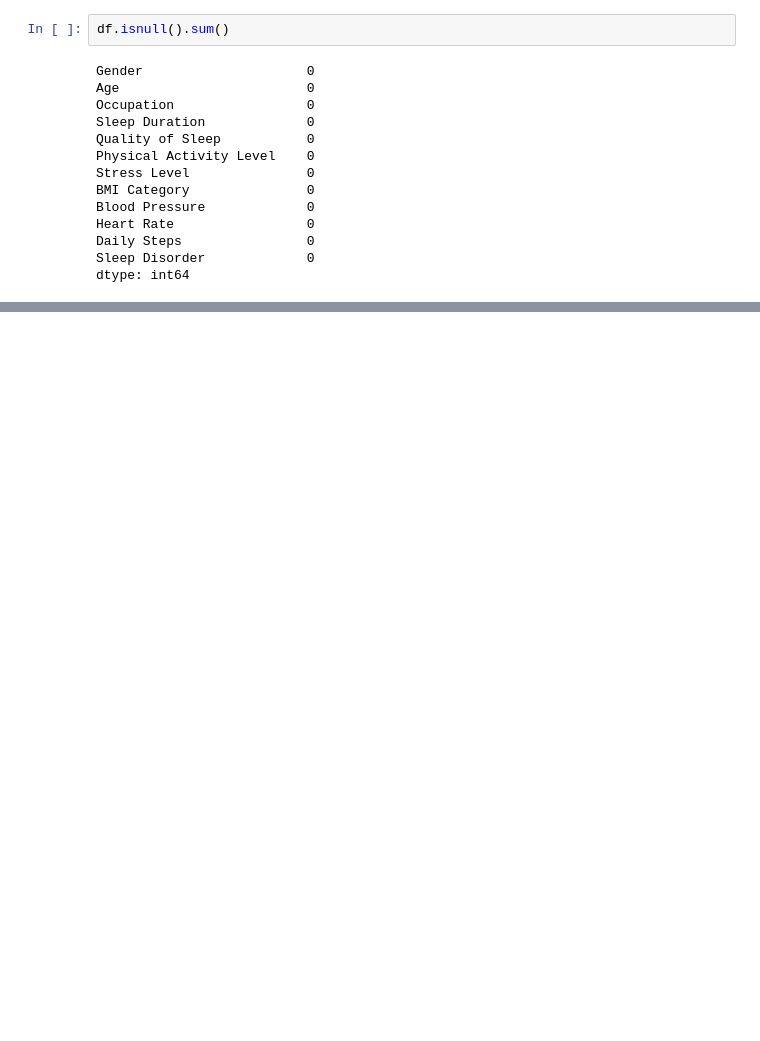
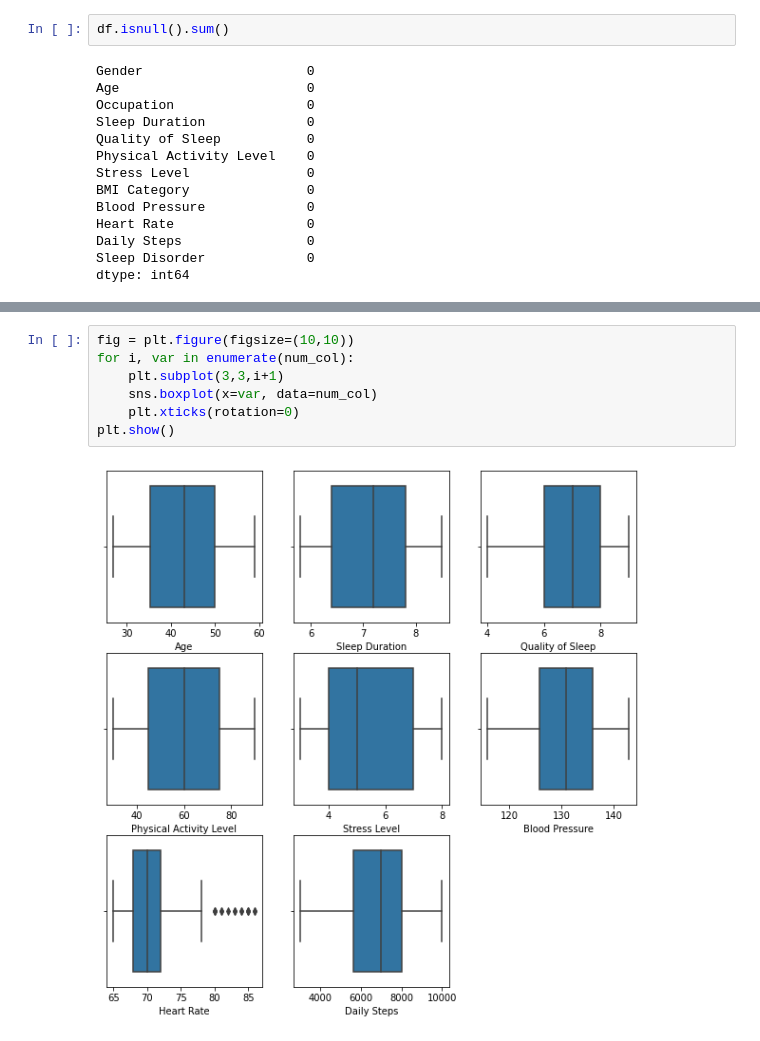
Before and after one commit to rohan-singh987/SomnoInsight, a Jupyter notebook: SomnoInsight.ipynb, the cells around one changed output, grey strips where cells are left out. Drawn from its saved outputs; the diff is of its cells as text; blank space fills up the shorter version.

```diff
--- a/SomnoInsight.ipynb
+++ b/SomnoInsight.ipynb
@@ -70,0 +121,9 @@ dtype: int64
+# %%
+fig = plt.figure(figsize=(10,10))
+for i, var in enumerate(num_col):
+    plt.subplot(3,3,i+1)
+    sns.boxplot(x=var, data=num_col)
+    plt.xticks(rotation=0)
+plt.show()
+# %% [output]
+[figure, added]
```
Also changed, not shown: parts of 36 cells of this notebook.
